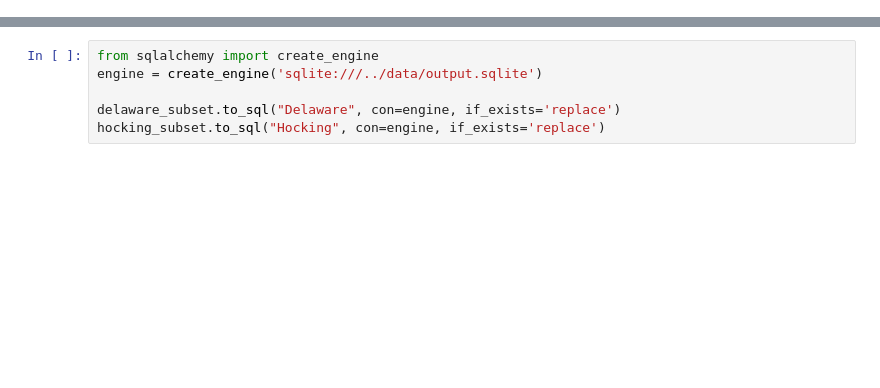
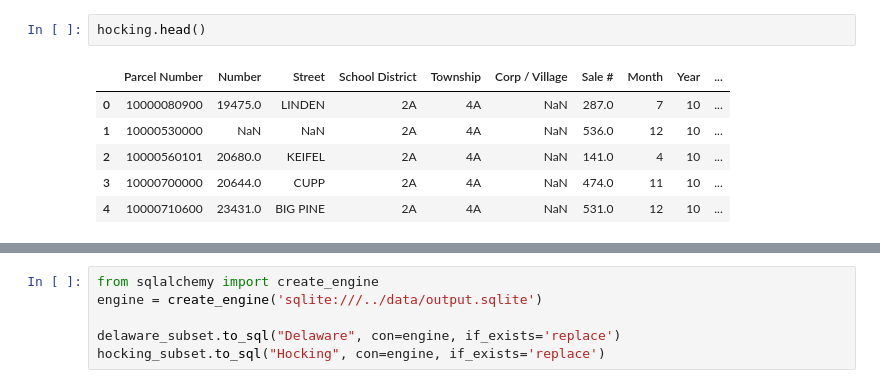
Before and after one commit to bloom4cats/Data-Analytics-2019-Group-4-v2, a Jupyter notebook: notebooks/GP01-Clean-Merge-Delaware-Hocking.ipynb, the cells around one changed output, grey strips where cells are left out. Saved outputs shown, nothing was run; the diff lists cells and outputs as text; blank space fills up the shorter version.

```diff
--- a/notebooks/GP01-Clean-Merge-Delaware-Hocking.ipynb
+++ b/notebooks/GP01-Clean-Merge-Delaware-Hocking.ipynb
@@ -14,0 +93,9 @@ Remember that this data can and should be used by your group during your Capston
+# %%
+hocking.head()
+# %% [output]
+|  | Parcel Number | Number | Street | School District | Township | Corp / Village | Sale # | Month | Year | ... |
+| 0 | 10000080900 | 19475.0 | LINDEN | 2A | 4A | NaN | 287.0 | 7 | 10 | ... |
+| 1 | 10000530000 | NaN | NaN | 2A | 4A | NaN | 536.0 | 12 | 10 | ... |
+| 2 | 10000560101 | 20680.0 | KEIFEL | 2A | 4A | NaN | 141.0 | 4 | 10 | ... |
+| 3 | 10000700000 | 20644.0 | CUPP | 2A | 4A | NaN | 474.0 | 11 | 10 | ... |
+| 4 | 10000710600 | 23431.0 | BIG PINE | 2A | 4A | NaN | 531.0 | 12 | 10 | ... |
```
Also changed, not shown: parts of 30 cells of this notebook, 1 other file.
